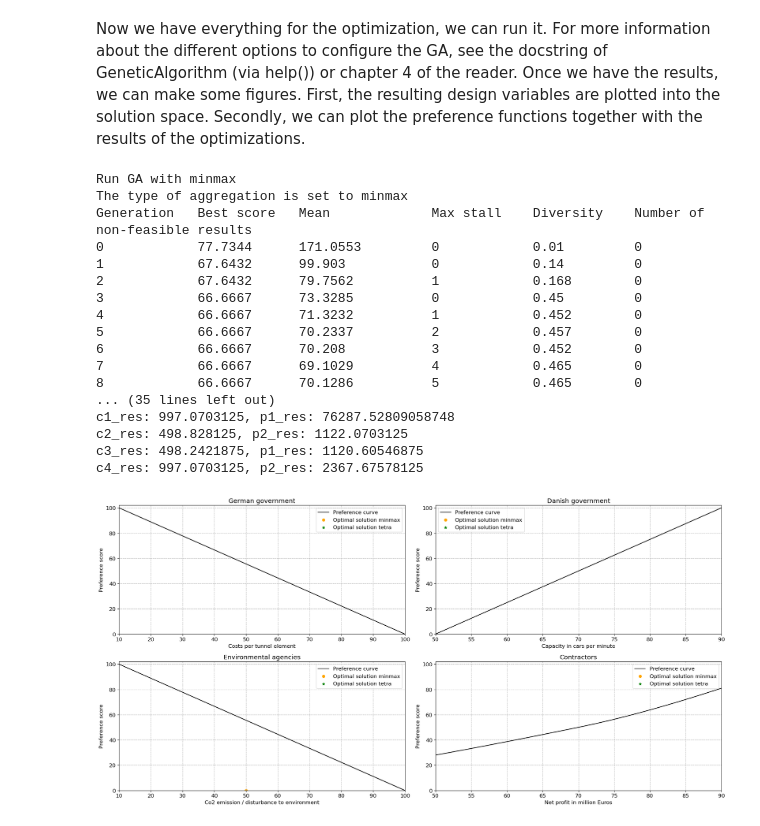
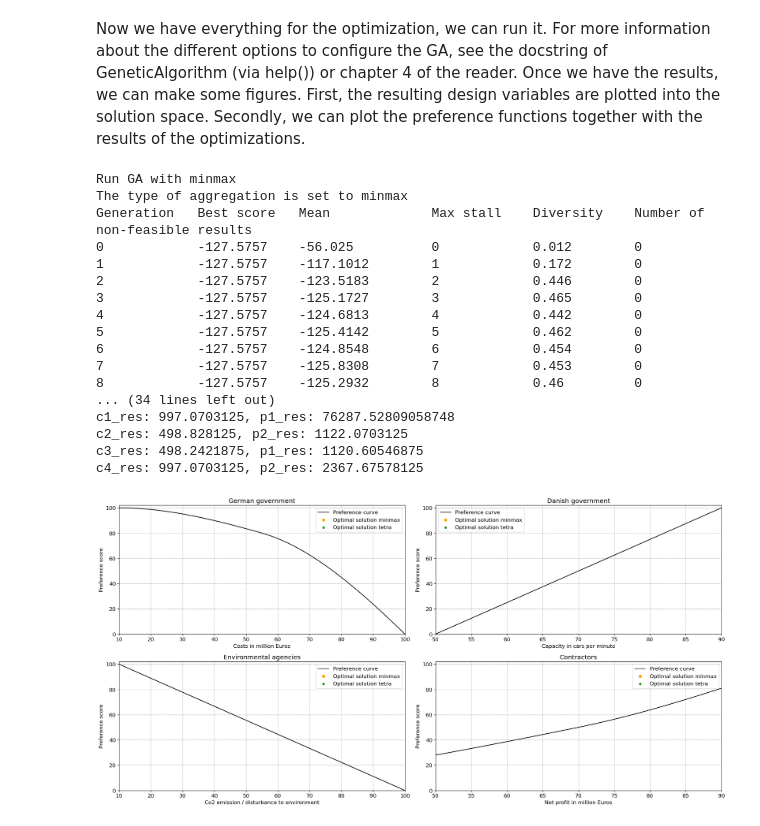
Before and after one commit to bram-eng/HOS_group_7, a Jupyter notebook: Systems Design, Preferendus/SOI_Femerhnbelt_2_4.ipynb, the cells around one changed output. Drawn from its saved outputs; the diff is of its cells as text; code cells hidden in the pictures.

```diff
--- a/Systems Design, Preferendus/SOI_Femerhnbelt_2_4.ipynb
+++ b/Systems Design, Preferendus/SOI_Femerhnbelt_2_4.ipynb
@@ -21,7 +21,7 @@ def objective_p1(x1, x2):
     :param x2: 2nd design variable
     """
 
-    return pchip_interpolate([10, 55, 100], [100, 50 , 0], (x1 + x2))
+    return pchip_interpolate([10, 30, 100], [100, 80 , 0], (0.25*x1 + x2))
 
 
 def objective_p2(x1, x2):
@@ -52,7 +52,7 @@ def objective_p4(x1, x2):
     :param x2: 2nd design variable
     """
 
-    return pchip_interpolate([10, 50, 90], [0, 50, 100], (x1 + x2))
+    return pchip_interpolate([10, 50, 90], [0, 50, 100], (0.025 * x1 + 0.1 *x2))
 
 def objective(variables):
     """
@@ -140,7 +140,7 @@ c3 = np.linspace(10,100)
 c4 = np.linspace(10,100)
 
 # calculate the preference functions
-p1 = pchip_interpolate([10, 55, 100], [100, 50, 0], (c1))
+p1 = pchip_interpolate([10, 20, 100], [100, 60, 0], (c1))
 p2 = pchip_interpolate([50, 70, 90], [0, 50, 100], (c2))
 p3 = pchip_interpolate([10, 55, 100], [100, 50, 0], (c3))
 p4 = pchip_interpolate([10, 70, 100], [0, 50, 100], (c4))
@@ -254,8 +254,8 @@ for i in range(2):
     ga = GeneticAlgorithm(objective=objective, constraints=cons, bounds=bounds, options=options)
     score_IMAP, design_variables_IMAP, _ = ga.run()
 
-    print(f'Optimal result for x1 = {round(design_variables_IMAP[0], 2)} lanes and '
-          f'x2 = {round(design_variables_IMAP[1], 2)} centimeters of lanewidth and ')
+    print(f'Optimal result for x1 = {round(design_variables_IMAP[0], 2)} lane width and '
+          f'x2 = {round(design_variables_IMAP[1], 2)} meters of tunnel element length ')
 
     costs = round(design_variables_IMAP[0] + design_variables_IMAP[1])
     print(f'costs: {costs}')
@@ -296,7 +296,7 @@ for i in range(2):
         c4 = np.linspace(10,100)
 
         # calculate the preference functions
-        p1 = pchip_interpolate([10, 55, 100], [100, 50, 0], (c1))
+        p1 = pchip_interpolate([10, 55, 100], [100, 80, 0], (c1))
         p2 = pchip_interpolate([50, 70, 90], [0, 50, 100], (c2))
         p3 = pchip_interpolate([10, 55, 100], [100, 50, 0], (c3))
         p4 = pchip_interpolate([10, 70, 100], [0, 50, 100], (c4))
@@ -333,41 +333,41 @@ for i in range(2):
         ax4.set_title('Contractors')
         ax4.set_xlabel('Net profit in million Euros')
         ax4.set_ylabel('Preference score')
         ax4.grid()
         ax4.legend()
         ax4.grid(linestyle = '--')
 
     # Scatter the results on the preference curve plots
     ax1.scatter(c1_res, p1_res, label='Optimal solution ' + paradigm[i], color= colours[i], marker=marker[i])
     ax2.scatter(c2_res, p2_res, label='Optimal solution ' + paradigm[i], color=colours[i], marker=marker[i])
     ax3.scatter(c3_res, p3_res, label='Optimal solution ' + paradigm[i], color= colours[i], marker=marker[i])
     ax4.scatter(c4_res, p4_res, label='Optimal solution ' + paradigm[i], color=colours[i], marker=marker[i])
 
 # Add legends and adjust layout after plotting all data points
 ax1.legend()
 ax2.legend()
 ax3.legend()
 ax4.legend()
 fig.tight_layout()
 
 # Display the plot
 plt.show()
 # %% [output]
 Run GA with minmax
 The type of aggregation is set to minmax
 Generation   Best score   Mean             Max stall    Diversity    Number of non-feasible results
-0            77.7344      171.0553         0            0.01         0
-1            67.6432      99.903           0            0.14         0
-2            67.6432      79.7562          1            0.168        0
-3            66.6667      73.3285          0            0.45         0
-4            66.6667      71.3232          1            0.452        0
-5            66.6667      70.2337          2            0.457        0
-6            66.6667      70.208           3            0.452        0
-7            66.6667      69.1029          4            0.465        0
-8            66.6667      70.1286          5            0.465        0
-... (35 lines left out)
+0            -127.5757    -56.025          0            0.012        0
+1            -127.5757    -117.1012        1            0.172        0
+2            -127.5757    -123.5183        2            0.446        0
+3            -127.5757    -125.1727        3            0.465        0
+4            -127.5757    -124.6813        4            0.442        0
+5            -127.5757    -125.4142        5            0.462        0
+6            -127.5757    -124.8548        6            0.454        0
+7            -127.5757    -125.8308        7            0.453        0
+8            -127.5757    -125.2932        8            0.46         0
+... (34 lines left out)
 c1_res: 997.0703125, p1_res: 76287.52809058748
 c2_res: 498.828125, p2_res: 1122.0703125
 c3_res: 498.2421875, p1_res: 1120.60546875
 c4_res: 997.0703125, p2_res: 2367.67578125
-[figure, old version]
+[figure, new version]
```
Also changed, not shown: parts of 1 cell of this notebook, 2 other files.
